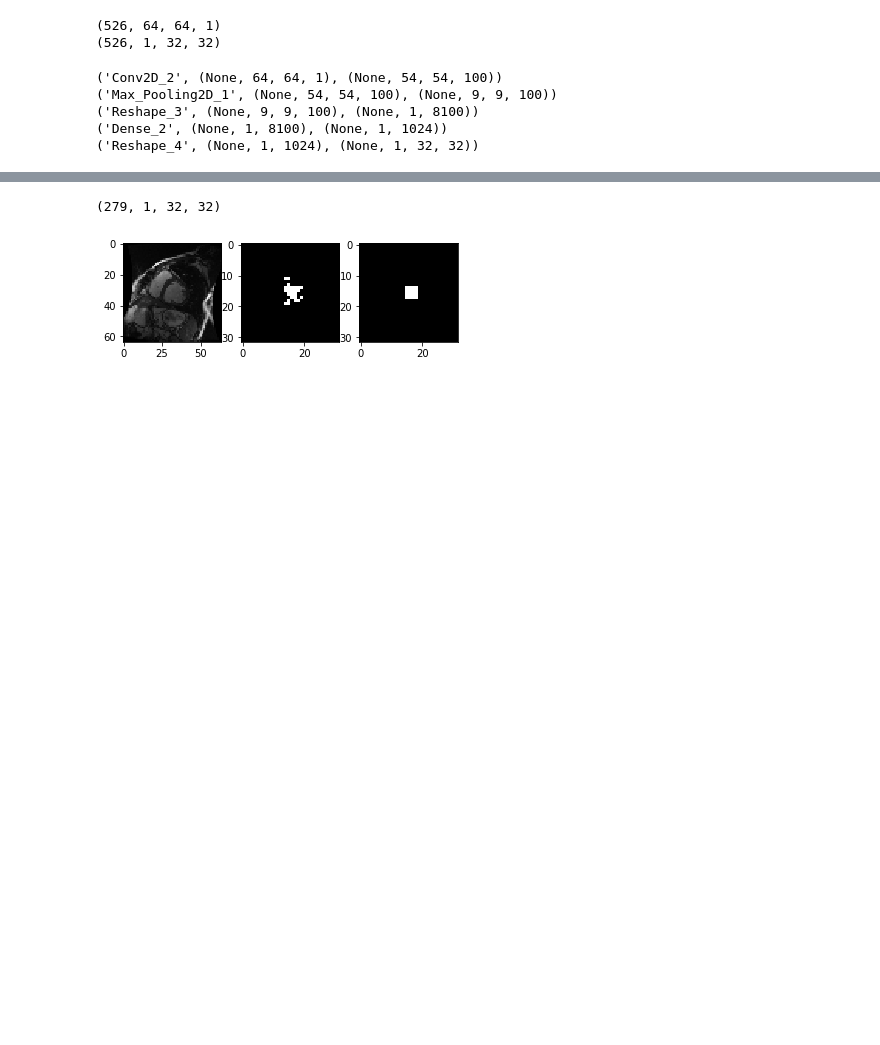
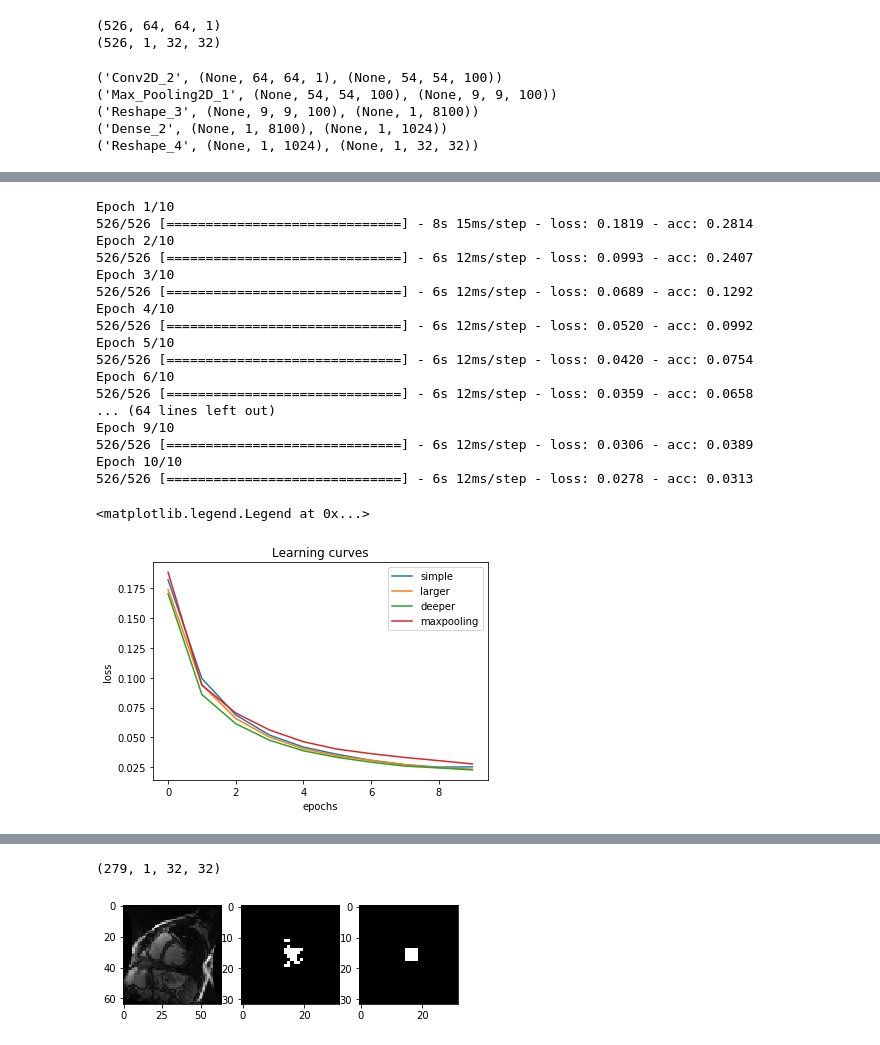
Before and after one commit to qqu0127/LV-segmentation, a Jupyter notebook: demo.ipynb, the cells around one changed output, grey strips where cells are left out. Drawn from its saved outputs; the diff is of its cells as text; code cells hidden in the pictures; blank space fills up the shorter version.

```diff
--- a/demo.ipynb
+++ b/demo.ipynb
@@ -149,3 +147,9 @@ for p in model.layers:
 ('Reshape_3', (None, 9, 9, 100), (None, 1, 8100))
 ('Dense_2', (None, 1, 8100), (None, 1, 1024))
 ('Reshape_4', (None, 1, 1024), (None, 1, 32, 32))
+# %%
+m = create_maxpooling_model()
+m.compile(loss='mean_squared_error',
+              optimizer='adam',
+              metrics=['accuracy'])
+h = training(m, X, Y, batch_size=16, epochs= 10, data_augm=False)
@@ -152,3 +177,43 @@ for p in model.layers:
+# %%
+variants = ['simple', 'larger', 'deeper', 'maxpooling']
+for k in variants:
+    if k == 'simple':
+        m = create_baseline_model()
+    elif k == 'larger':
+        m = create_model_larger()
+    elif k == 'deeper':
+        m = create_model_deeper()
+    elif k == 'maxpooling':
+        m = create_maxpooling_model()
+    m.compile(loss='mean_squared_error',
+              optimizer='adam',
+              metrics=['accuracy'])
+    h = training(m, X, Y, batch_size=16, epochs= 10, data_augm=False)
+    plt.plot(range(len(h.history['loss'])), h.history['loss'], label=k)
+plt.ylabel('loss')
+plt.xlabel('epochs')
+plt.title("Learning curves")
+plt.legend()
+# %% [output]
+Epoch 1/10
+526/526 [==============================] - 8s 15ms/step - loss: 0.1819 - acc: 0.2814
+Epoch 2/10
+526/526 [==============================] - 6s 12ms/step - loss: 0.0993 - acc: 0.2407
+Epoch 3/10
+526/526 [==============================] - 6s 12ms/step - loss: 0.0689 - acc: 0.1292
+Epoch 4/10
+526/526 [==============================] - 6s 12ms/step - loss: 0.0520 - acc: 0.0992
+Epoch 5/10
+526/526 [==============================] - 6s 12ms/step - loss: 0.0420 - acc: 0.0754
+Epoch 6/10
+526/526 [==============================] - 6s 12ms/step - loss: 0.0359 - acc: 0.0658
+... (64 lines left out)
+Epoch 9/10
+526/526 [==============================] - 6s 12ms/step - loss: 0.0306 - acc: 0.0389
+Epoch 10/10
+526/526 [==============================] - 6s 12ms/step - loss: 0.0278 - acc: 0.0313
+<matplotlib.legend.Legend at 0x...>
+[figure, added]
 # %%
 from keras.models import load_model
 #model = load_model('./bbox_model.h5')
```
Also changed, not shown: parts of 3 cells of this notebook, 2 other files.
